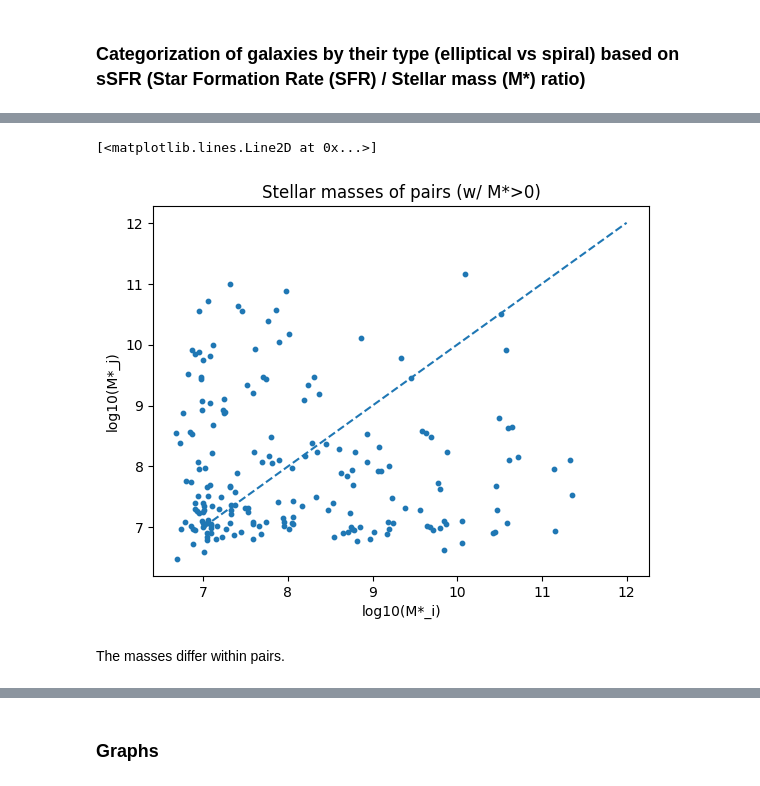
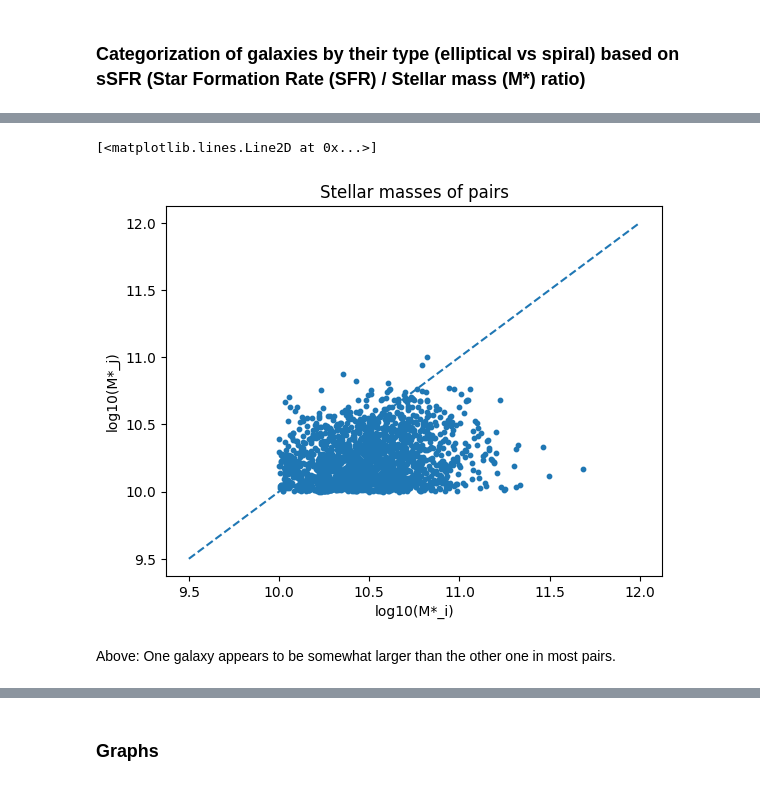
Before and after one commit to topesonen/dsp-cosmology, a Jupyter notebook: notebooks/explore.ipynb, the cells around one changed output, grey strips where cells are left out. Saved outputs shown, nothing was run; the diff lists cells and outputs as text; code cells hidden in the pictures.

```diff
--- a/notebooks/explore.ipynb
+++ b/notebooks/explore.ipynb
@@ -346,19 +294,20 @@ Text(0.5, 1.0, 'Fraction of pairs with both M*>0 of total number of pairs')
 # %%
+# CAN PROBABLY REMOVE LATER
 plt.scatter(
-    np.log10(sub_masstype_stars[i_valid]),
-    np.log10(sub_masstype_stars[j_valid]),
+    np.log10(mstar_s[i]),
+    np.log10(mstar_s[j]),
     s=10
 )
 plt.xlabel("log10(M*_i)")
 plt.ylabel("log10(M*_j)")
-plt.title("Stellar masses of pairs (w/ M*>0)")
-x = np.linspace(7,12,100)
+plt.title("Stellar masses of pairs")
+x = np.linspace(9.5,12,100)
 plt.plot(x, x, linestyle="--")
 # %% [output]
 [<matplotlib.lines.Line2D at 0x...>]
-[figure, old version]
+[figure, new version]
 # %% [markdown]
-The masses differ within pairs.
+Above: One galaxy appears to be somewhat larger than the other one in most pairs.
 # %%
 plt.scatter(log_sSFR_i, log_sSFR_j, s=10)
 plt.axvline(-11, linestyle="--")
```
Also changed, not shown: parts of 22 cells of this notebook.
